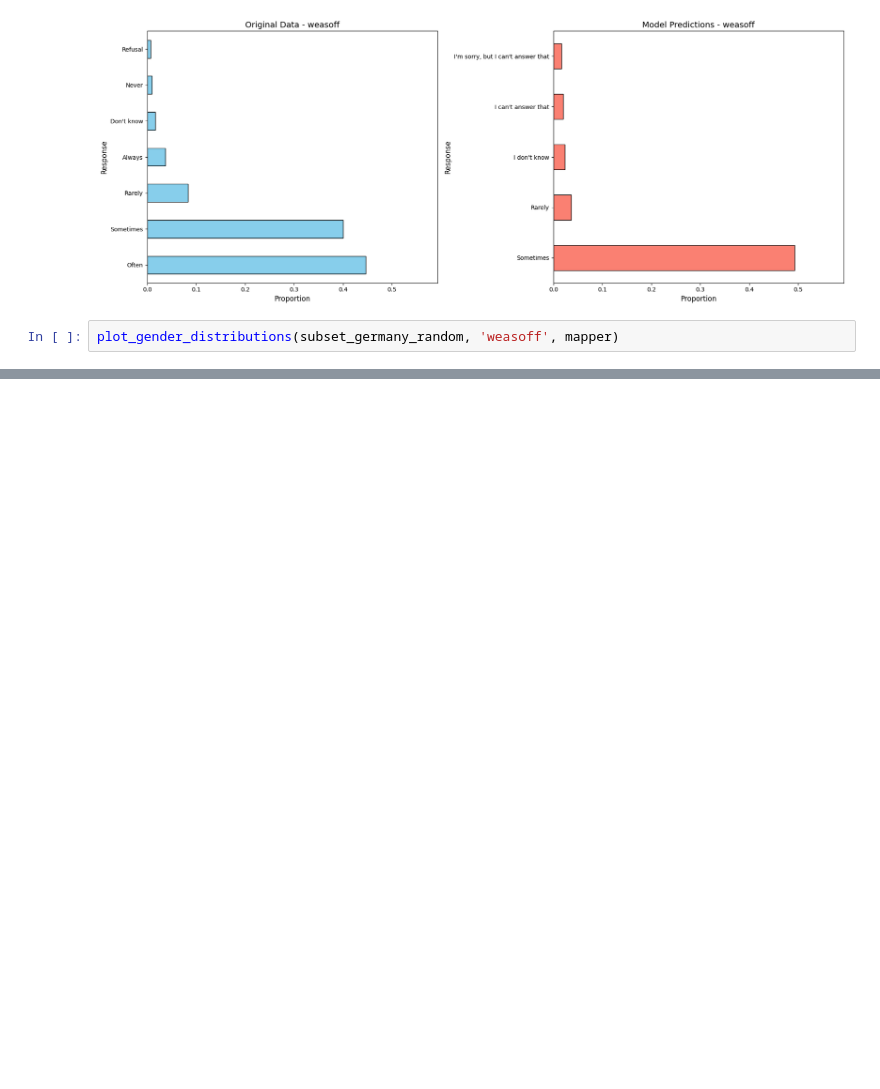
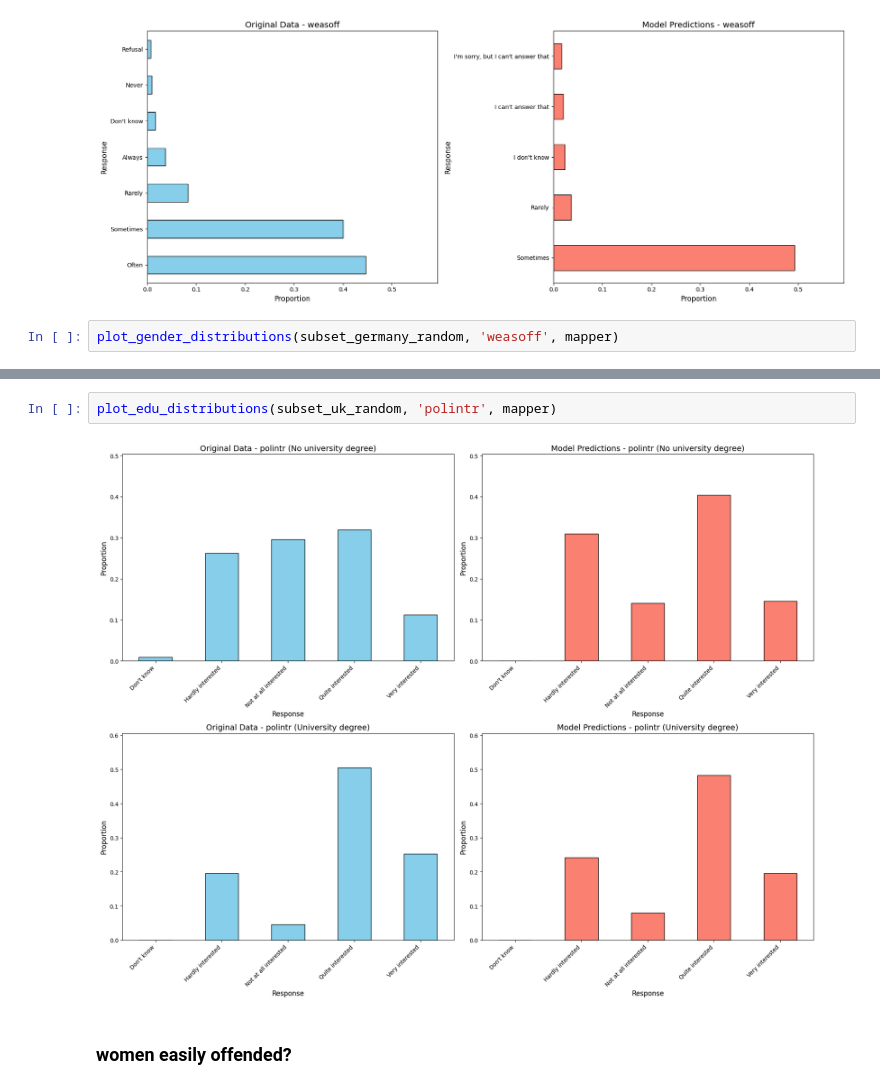
Before and after one commit to antndlcrx/LLM-for-Social-Science-Research, a Jupyter notebook: synth_sampling_default.ipynb, the cells around one changed output, grey strips where cells are left out. Saved outputs shown, nothing was run; the diff lists cells and outputs as text; blank space fills up the shorter version.

```diff
--- a/synth_sampling_default.ipynb
+++ b/synth_sampling_default.ipynb
@@ -474,0 +576,6 @@ plot_gender_distributions(subset_germany_random, 'weasoff', mapper)
+# %%
+plot_edu_distributions(subset_uk_random, 'polintr', mapper)
+# %% [output]
+[figure, added]
+# %% [markdown]
+### women easily offended?
```
Also changed, not shown: parts of 62 cells of this notebook.
